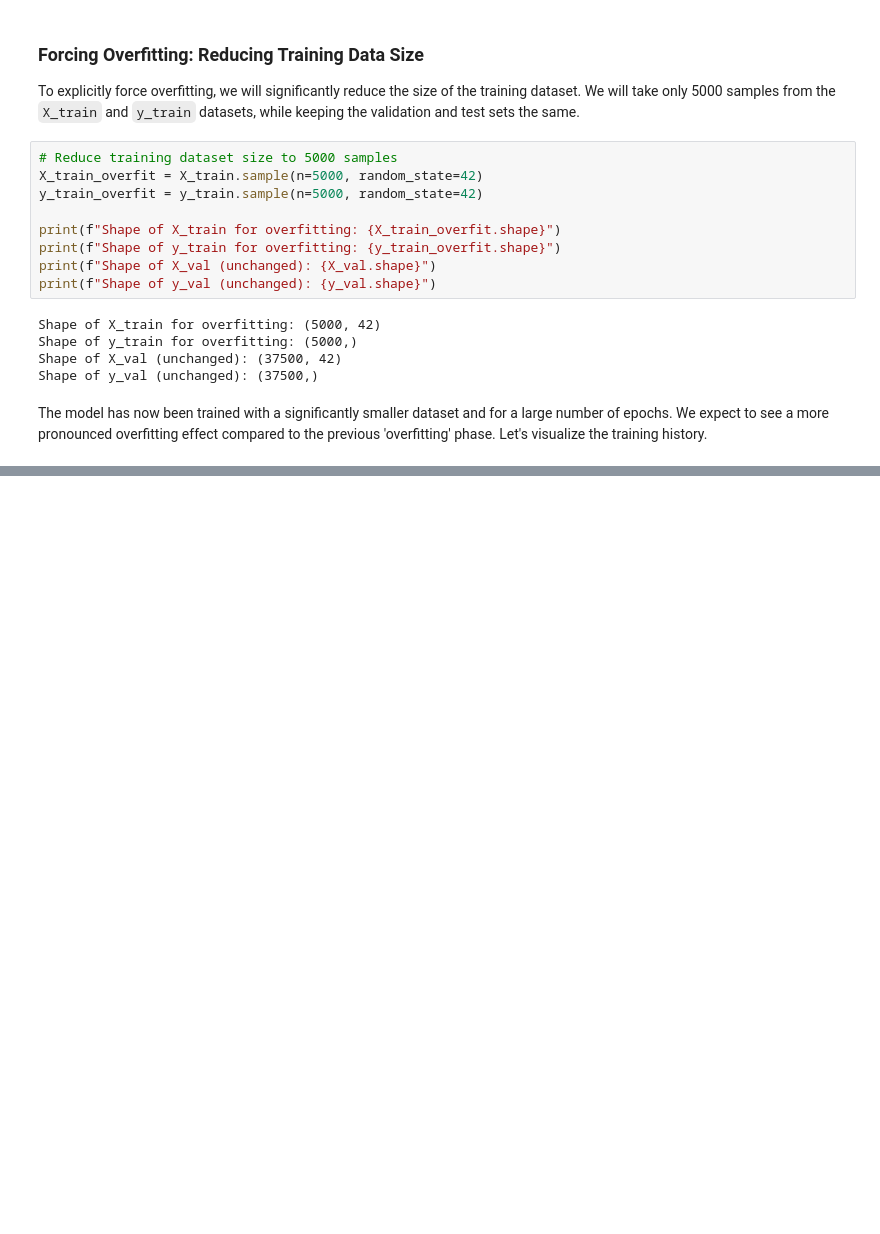
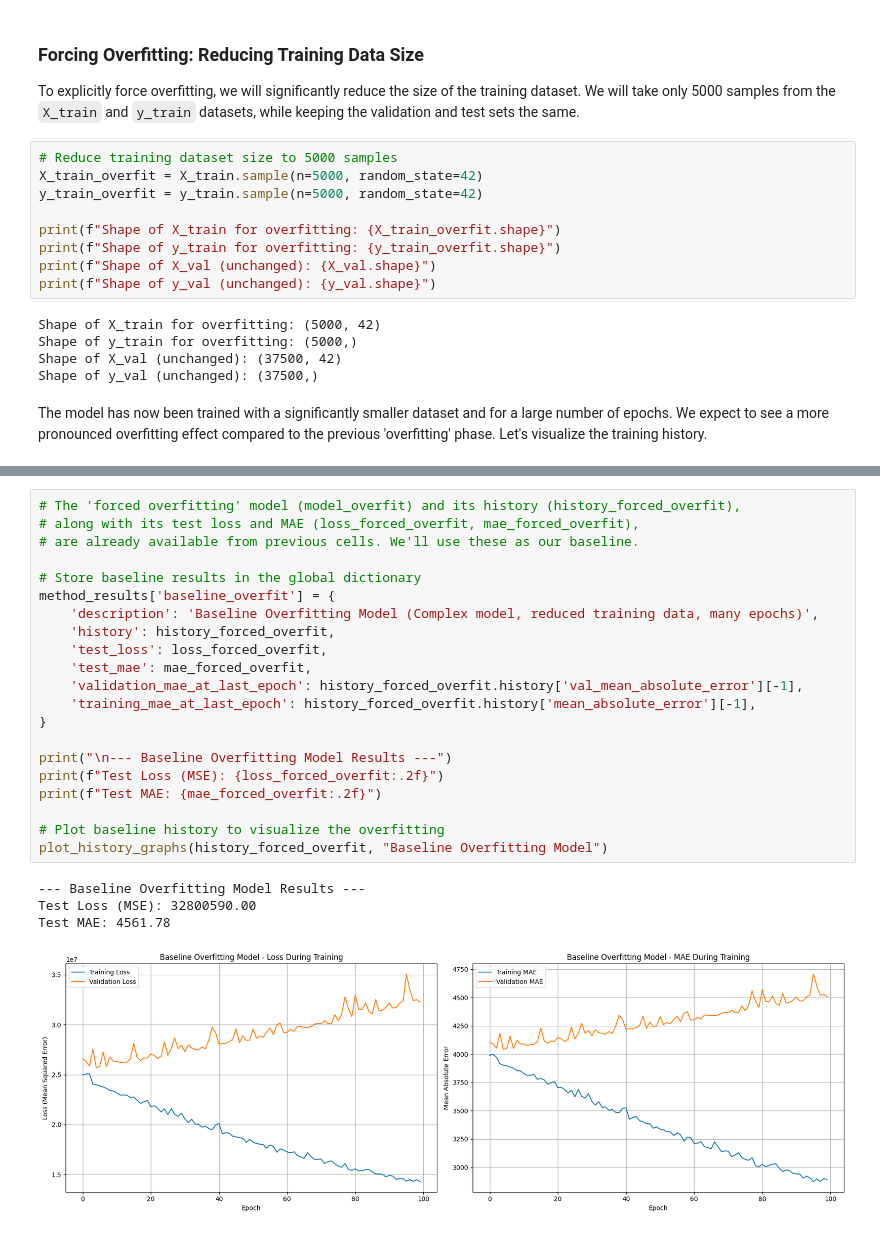
Before and after one commit to jahidurmahim/Machine_Learning_Laboratory, a Jupyter notebook: Underoverfit_Lab.ipynb, the cells around one changed output, grey strips where cells are left out. Saved outputs shown, nothing was run; the diff lists cells and outputs as text; blank space fills up the shorter version.

```diff
--- a/Underoverfit_Lab.ipynb
+++ b/Underoverfit_Lab.ipynb
@@ -547,0 +545,26 @@ plt.show()
+# %%
+# The 'forced overfitting' model (model_overfit) and its history (history_forced_overfit),
+# along with its test loss and MAE (loss_forced_overfit, mae_forced_overfit),
+# are already available from previous cells. We'll use these as our baseline.
+
+# Store baseline results in the global dictionary
+method_results['baseline_overfit'] = {
+    'description': 'Baseline Overfitting Model (Complex model, reduced training data, many epochs)',
+    'history': history_forced_overfit,
+    'test_loss': loss_forced_overfit,
+    'test_mae': mae_forced_overfit,
+    'validation_mae_at_last_epoch': history_forced_overfit.history['val_mean_absolute_error'][-1],
+    'training_mae_at_last_epoch': history_forced_overfit.history['mean_absolute_error'][-1],
+}
+
+print("\n--- Baseline Overfitting Model Results ---")
+print(f"Test Loss (MSE): {loss_forced_overfit:.2f}")
+print(f"Test MAE: {mae_forced_overfit:.2f}")
+
+# Plot baseline history to visualize the overfitting
+plot_history_graphs(history_forced_overfit, "Baseline Overfitting Model")
+# %% [output]
+--- Baseline Overfitting Model Results ---
+Test Loss (MSE): 32800590.00
+Test MAE: 4561.78
+[figure, added]
```
Also changed, not shown: parts of 34 cells of this notebook.
